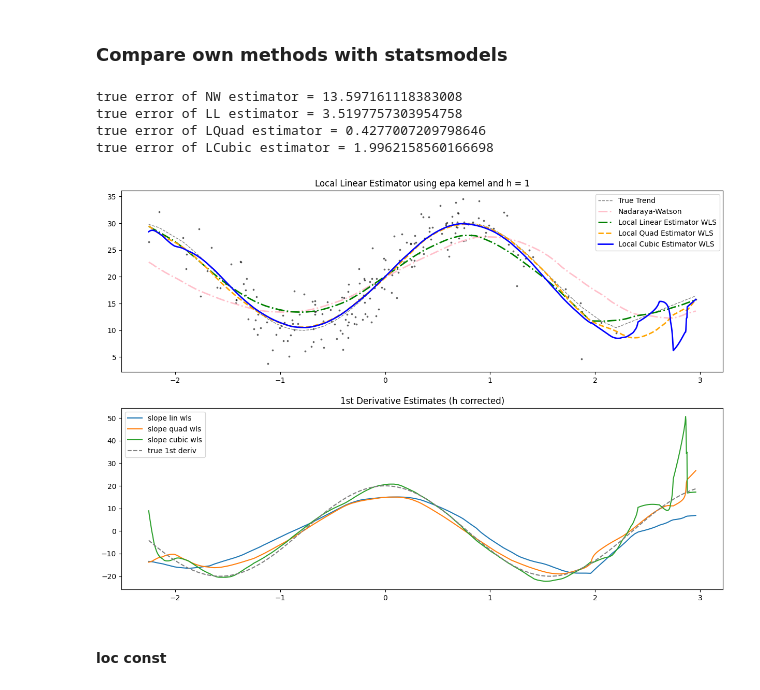
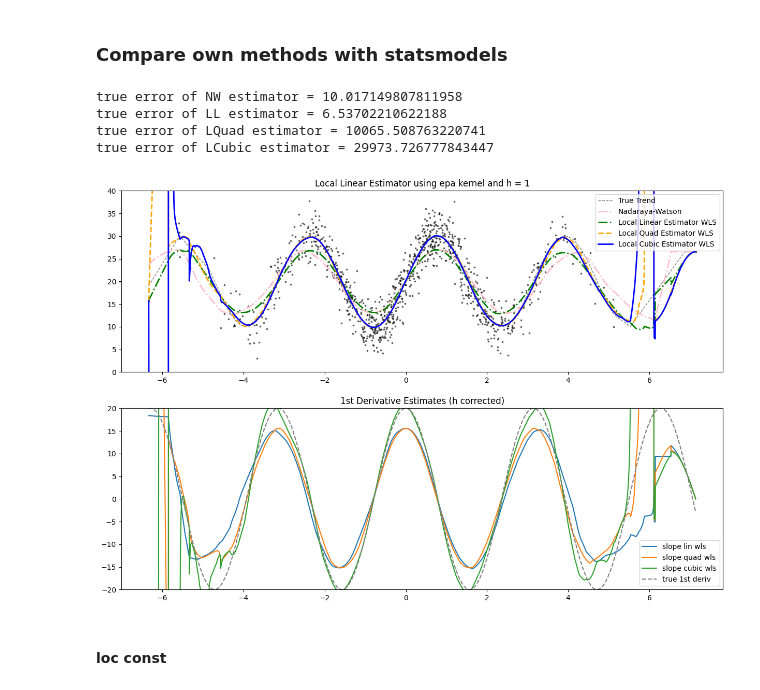
Before and after one commit to hikotei/Kernel-Simulations, a Jupyter notebook: 2024_02_14 LPE.ipynb, the cells around one changed output. Saved outputs shown, nothing was run; the diff lists cells and outputs as text; code cells hidden in the pictures.

```diff
--- a/2024_02_14 LPE.ipynb
+++ b/2024_02_14 LPE.ipynb
@@ -37,6 +37,10 @@ def nadaraya_watson(x_obs, y_obs, x_pred, kernel, h=1):
     h = bandwidth
 
     """
+
+    # if h is a scalar, make it an array of size x_pred
+    if np.isscalar(h):
+        h = np.full(x_pred.shape[0], h)
 
     y_pred = np.zeros(x_pred.shape[0])
 
@@ -59,7 +63,7 @@ def nadaraya_watson(x_obs, y_obs, x_pred, kernel, h=1):
 
     for i, x in enumerate(x_pred):
 
-        w = kernel_func((x - x_obs) / h)
+        w = kernel_func((x - x_obs) / h[i])
         # sum_of_w = np.sum(w)
         # if np.sum(w) is 0 then set sum_of_w to 1
         sum_of_w = np.sum(w) if (sum_of_w := np.sum(w)) != 0 else np.finfo(float).eps
@@ -523,0 +292,3 @@ plt.show()
+# %%
+for i in range(1,4):
+    print(i)
@@ -866,19 +437,22 @@ plt.show()
 ### Compare own methods with statsmodels
 # %%
 # simulation params
-n = 500
+n = 1000
+
+# sample x on uniform grid
 # x_min = -5
 # x_max = 5
 # x = np.linspace(x_min, x_max, n)
+
 # sample x from normal distribution
-x = np.random.normal(0, 1, n)
+x = np.random.normal(0, 2, n)
 x = np.sort(x)
 x_min = x.min()
 x_max = x.max()
 
 # generate data using trend = x^2 and gaussian noise
 np.random.seed(123)
-y_true = x**2
+# y_true = x**2
 y_true = 10 * np.sin(2*x) + 20
 y = y_true + np.random.normal(0, 3, n)
 
@@ -898,38 +472,40 @@ print(f"true error of NW estimator = {np.mean((y_pred_nw - y_pred_true)**2)}")
 print(f"true error of LL estimator = {np.mean((y_pred_ll_wls - y_pred_true)**2)}")
 print(f"true error of LQuad estimator = {np.mean((y_pred_lquad_wls - y_pred_true)**2)}")
 print(f"true error of LCubic estimator = {np.mean((y_pred_lcubic_wls - y_pred_true)**2)}")
 
 # Plot the original data and the regression line
 fig, axes = plt.subplots(2,1,figsize=(15, 10))
 ax1, ax2 = axes
 
 ax1.scatter(x, y, s=3, marker='o', c='black', alpha=0.5)
 ax1.plot(x, y_true, color="grey", ls="--", lw=1, label="True Trend")
 
 ax1.plot(x_pred, y_pred_nw, color="pink", lw=2, ls='-.', label="Nadaraya-Watson")
 ax1.plot(x_pred, y_pred_ll_wls, color="green", lw=2, ls='-.', label="Local Linear Estimator WLS")
 ax1.plot(x_pred, y_pred_lquad_wls, color="orange", lw=2, ls='--', label="Local Quad Estimator WLS")
 ax1.plot(x_pred, y_pred_lcubic_wls, color="blue", lw=2, ls='-', label="Local Cubic Estimator WLS")
 
+ax1.set_ylim(0, 40)
 ax1.set_title(f"Local Linear Estimator using {kernel} kernel and h = {h}")
 ax1.legend()
 
 ax2.plot(x_pred, weights_wls/h, label="slope lin wls")
 ax2.plot(x_pred, weights_quad_wls[0]/h, label="slope quad wls")
 ax2.plot(x_pred, weights_cubic_wls[0]/h, label="slope cubic wls")
 # plot true derivative of y_true = 10 * np.sin(2*x) + 20
 ax2.plot(x_pred, 20 * np.cos(2*x_pred), ls='--', c='grey', label="true 1st deriv")
 
+ax2.set_ylim(-20, 20)
 ax2.legend()
 ax2.set_title("1st Derivative Estimates (h corrected)")
 
 plt.show()
 # %% [output]
-true error of NW estimator = 13.597161118383008
-true error of LL estimator = 3.5197757303954758
-true error of LQuad estimator = 0.4277007209798646
-true error of LCubic estimator = 1.9962158560166698
+true error of NW estimator = 10.017149807811958
+true error of LL estimator = 6.53702210622188
+true error of LQuad estimator = 10065.508763220741
+true error of LCubic estimator = 29973.726777843447
-[figure, old version]
+[figure, new version]
 # %% [markdown]
 #### loc const
 # %%
```
Also changed, not shown: parts of 20 cells of this notebook, 4 other files.
